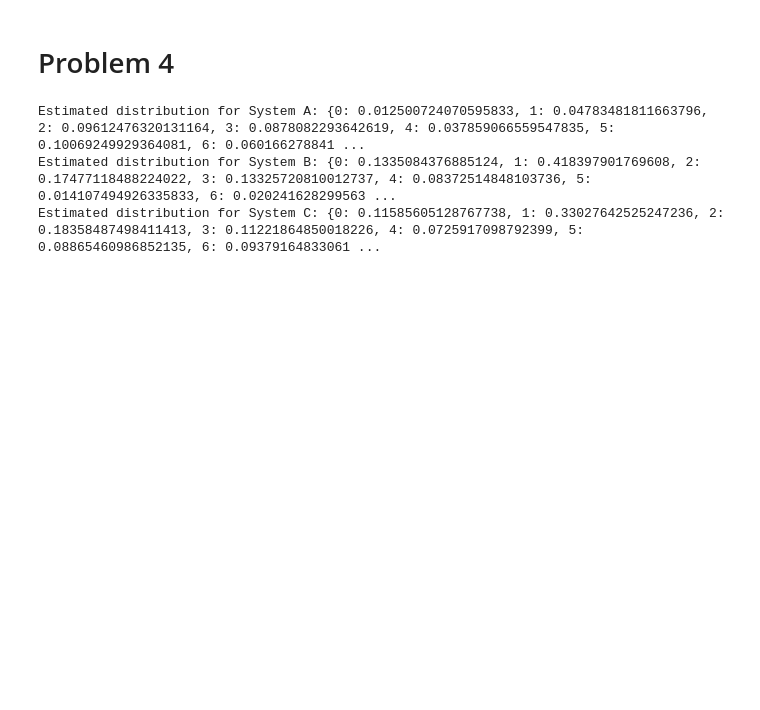
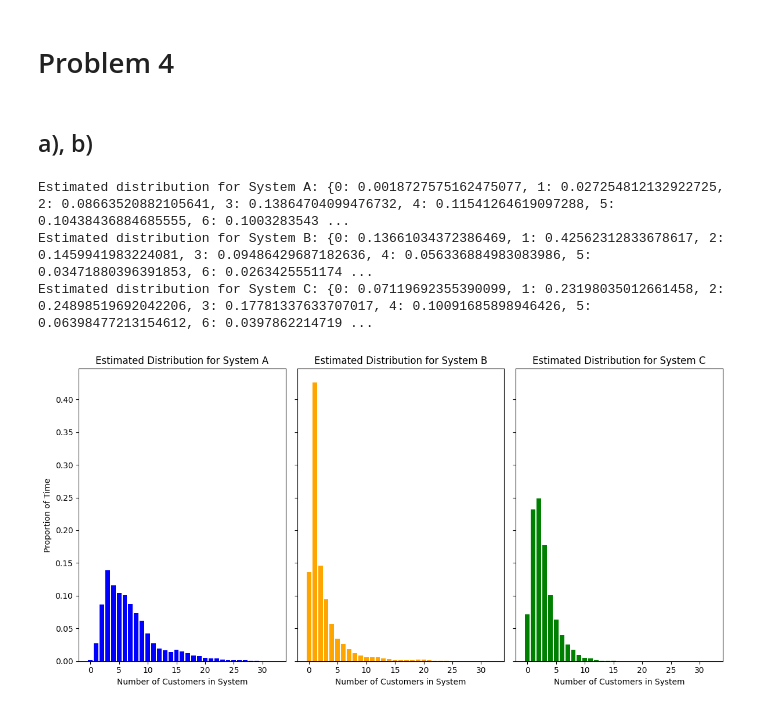
Before and after one commit to Kymapo/OR760, a Jupyter notebook: OR760 HW7.ipynb, the cells around one changed output. Cells and saved outputs as stored; diff of their text form; code cells hidden in the pictures; blank space fills up the shorter version.

```diff
--- a/OR760 HW7.ipynb
+++ b/OR760 HW7.ipynb
@@ -4,7 +6,7 @@ import heapq
 # %% [markdown]
 # Problem 4
 # %%
-def system_A(c=3, lam=6, mu=3, T=10):
+def system_A(c=3, lam=6, mu=3, T=1000):
 
     state_times = [[] for _ in range(c)]
 
@@ -52,7 +54,7 @@ def system_A(c=3, lam=6, mu=3, T=10):
     return combined_state_times
 
 
-def system_B(c=3, lam=6, mu=3, T=10):
+def system_B(c=3, lam=6, mu=3, T=1000):
 
     t = 0
     Q_t = 0
@@ -78,7 +80,7 @@ def system_B(c=3, lam=6, mu=3, T=10):
 
     return state_times
 
-def system_C(c=3, lam=6, mu=3, T=10):
+def system_C(c=3, lam=6, mu=3, T=1000):
 
     t = 0
     Q_t = 0
@@ -103,42 +105,69 @@ def system_C(c=3, lam=6, mu=3, T=10):
                 heapq.heappush(events, (t + np.random.exponential(1/mu), 'departure'))
 
     return state_times
+# %% [markdown]
+## a), b)
 # %%
-def estimate_distributions(state_times, T):
+def estimate_distributions(state_times, T=1000):
     time_in_state = {}
 
     for i in range(len(state_times) - 1):
         t, Q = state_times[i]
         next_t, _ = state_times[i + 1]
 
         time = next_t - t
 
         if Q not in time_in_state:
             time_in_state[Q] = 0
         time_in_state[Q] += time
 
     last_t, last_Q = state_times[-1]
     if last_Q not in time_in_state:
         time_in_state[last_Q] = 0
     time_in_state[last_Q] += T - last_t
 
     total_time = sum(time_in_state.values())
     distribution = {Q: time / total_time for Q, time in time_in_state.items()}
 
     return distribution
 
 a = system_A()
-estimate_distributions_A = estimate_distributions(a, 10)
+estimate_distributions_A = estimate_distributions(a)
 print("Estimated distribution for System A:", estimate_distributions_A)
 
 b = system_B()
-estimate_distributions_B = estimate_distributions(b, 10)
+estimate_distributions_B = estimate_distributions(b)
 print("Estimated distribution for System B:", estimate_distributions_B)
 
 c = system_C()
-estimate_distributions_C = estimate_distributions(c, 10)
+estimate_distributions_C = estimate_distributions(c)
 print("Estimated distribution for System C:", estimate_distributions_C)
+
+
+# Create subplots with shared y-axis
+fig, axes = plt.subplots(1, 3, figsize=(12, 6), sharex=True, sharey=True)
+
+# Plot System A
+axes[0].bar(estimate_distributions_A.keys(), estimate_distributions_A.values(), color='blue')
+axes[0].set_title('Estimated Distribution for System A')
+axes[0].set_xlabel('Number of Customers in System')
+axes[0].set_ylabel('Proportion of Time')
+
+# Plot System B
+axes[1].bar(estimate_distributions_B.keys(), estimate_distributions_B.values(), color='orange')
+axes[1].set_title('Estimated Distribution for System B')
+axes[1].set_xlabel('Number of Customers in System')
+
+# Plot System C
+axes[2].bar(estimate_distributions_C.keys(), estimate_distributions_C.values(), color='green')
+axes[2].set_title('Estimated Distribution for System C')
+axes[2].set_xlabel('Number of Customers in System')
+
+# Adjust layout
+plt.tight_layout()
+plt.show()
 # %% [output]
-Estimated distribution for System A: {0: 0.012500724070595833, 1: 0.04783481811663796, 2: 0.09612476320131164, 3: 0.0878082293642619, 4: 0.037859066559547835, 5: 0.10069249929364081, 6: 0.060166278841 ...
-Estimated distribution for System B: {0: 0.1335084376885124, 1: 0.418397901769608, 2: 0.17477118488224022, 3: 0.13325720810012737, 4: 0.08372514848103736, 5: 0.014107494926335833, 6: 0.020241628299563 ...
-Estimated distribution for System C: {0: 0.11585605128767738, 1: 0.33027642525247236, 2: 0.18358487498411413, 3: 0.11221864850018226, 4: 0.0725917098792399, 5: 0.08865460986852135, 6: 0.09379164833061 ...
+Estimated distribution for System A: {0: 0.0018727575162475077, 1: 0.027254812132922725, 2: 0.08663520882105641, 3: 0.13864704099476732, 4: 0.11541264619097288, 5: 0.10438436884685555, 6: 0.1003283543 ...
+Estimated distribution for System B: {0: 0.13661034372386469, 1: 0.42562312833678617, 2: 0.1459941983224081, 3: 0.09486429687182636, 4: 0.056336884983083986, 5: 0.03471880396391853, 6: 0.0263425551174 ...
+Estimated distribution for System C: {0: 0.07119692355390099, 1: 0.23198035012661458, 2: 0.24898519692042206, 3: 0.17781337633707017, 4: 0.10091685898946426, 5: 0.06398477213154612, 6: 0.0397862214719 ...
+[figure, added]
```
Also changed, not shown: parts of 10 cells of this notebook.
